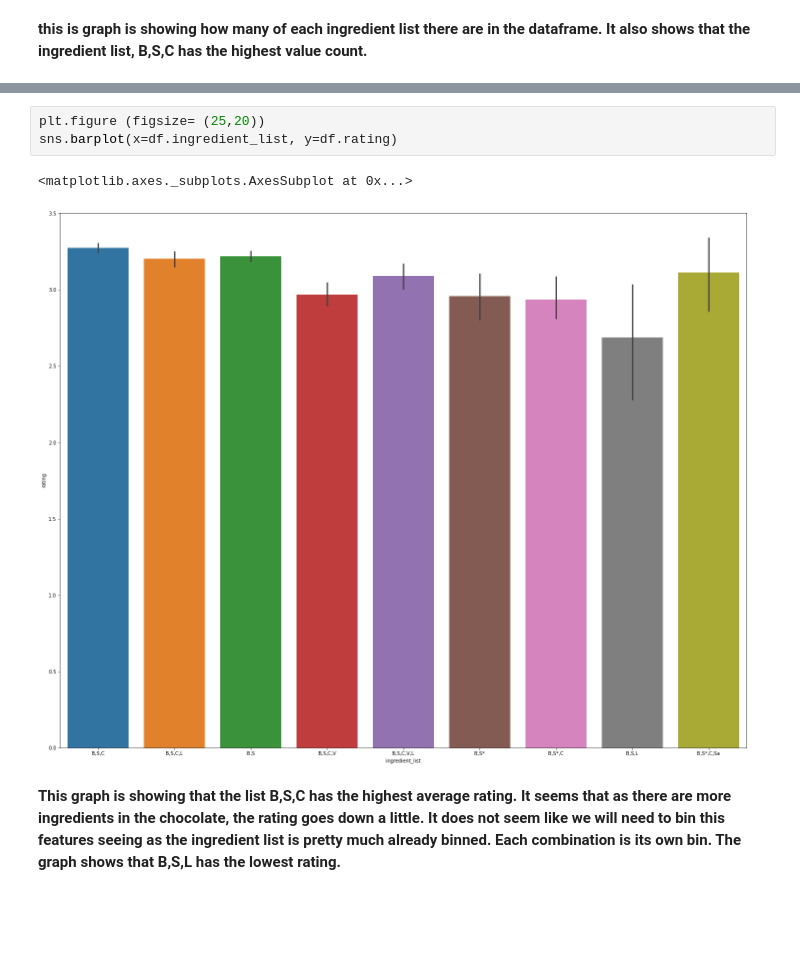
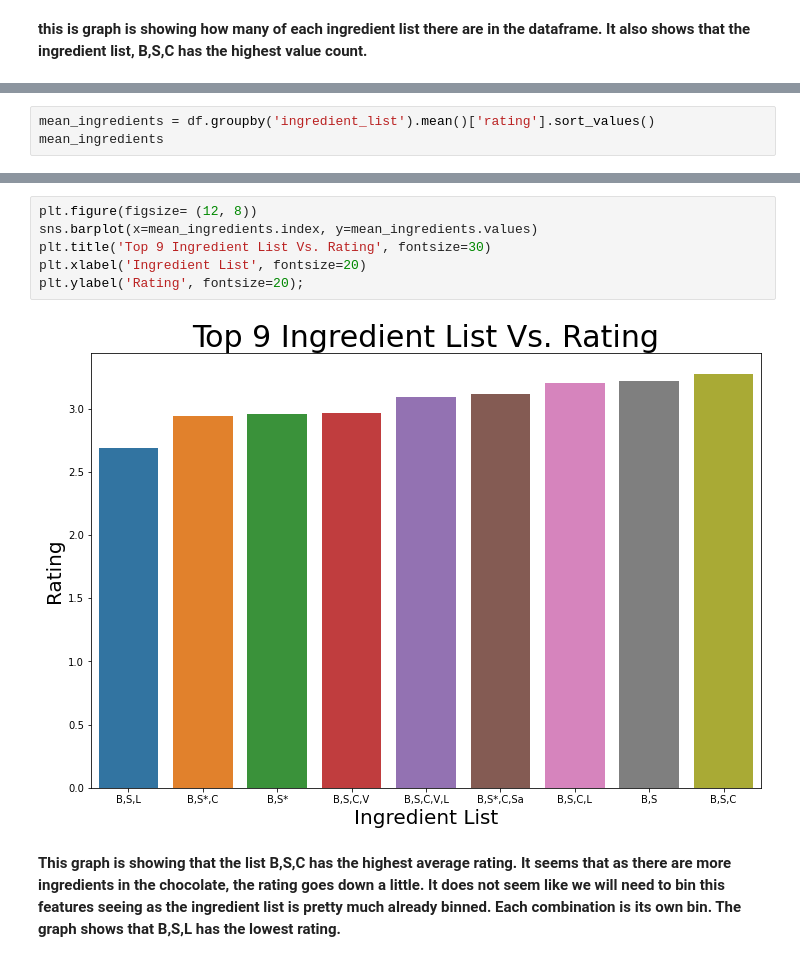
Before and after one commit to jchandleroneal/bsc-phase-three-project, a Jupyter notebook: notebooks/exploratory/mallory/EDA_notebook.ipynb, the cells around one changed output, grey strips where cells are left out. Drawn from its saved outputs; the diff is of its cells as text; blank space fills up the shorter version.

Commit message:
fixed up ingredient graph

```diff
--- a/notebooks/exploratory/mallory/EDA_notebook.ipynb
+++ b/notebooks/exploratory/mallory/EDA_notebook.ipynb
@@ -273,0 +282,3 @@ sns.factorplot('ingredient_list', data=df, kind='count')
+# %%
+mean_ingredients = df.groupby('ingredient_list').mean()['rating'].sort_values()
+mean_ingredients
@@ -274,9 +297,11 @@ sns.factorplot('ingredient_list', data=df, kind='count')
 # %%
-plt.figure (figsize= (25,20))
-sns.barplot(x=df.ingredient_list, y=df.rating)
+plt.figure(figsize= (12, 8))
+sns.barplot(x=mean_ingredients.index, y=mean_ingredients.values)
+plt.title('Top 9 Ingredient List Vs. Rating', fontsize=30)
+plt.xlabel('Ingredient List', fontsize=20)
+plt.ylabel('Rating', fontsize=20);
 # %% [output]
-<matplotlib.axes._subplots.AxesSubplot at 0x...>
-[figure, old version]
+[figure, new version]
 # %% [markdown]
 **This graph  is showing that the  list B,S,C has  the  highest average rating. It seems that as there  are  more ingredients in the chocolate, the rating goes down a little. It does not seem like we will need to bin this features seeing as the ingredient list is pretty much already binned. Each combination is its  own bin. The graph shows that B,S,L has the lowest rating.**
 # %%
```
Also changed, not shown: parts of 3 cells of this notebook, 1 other file.
